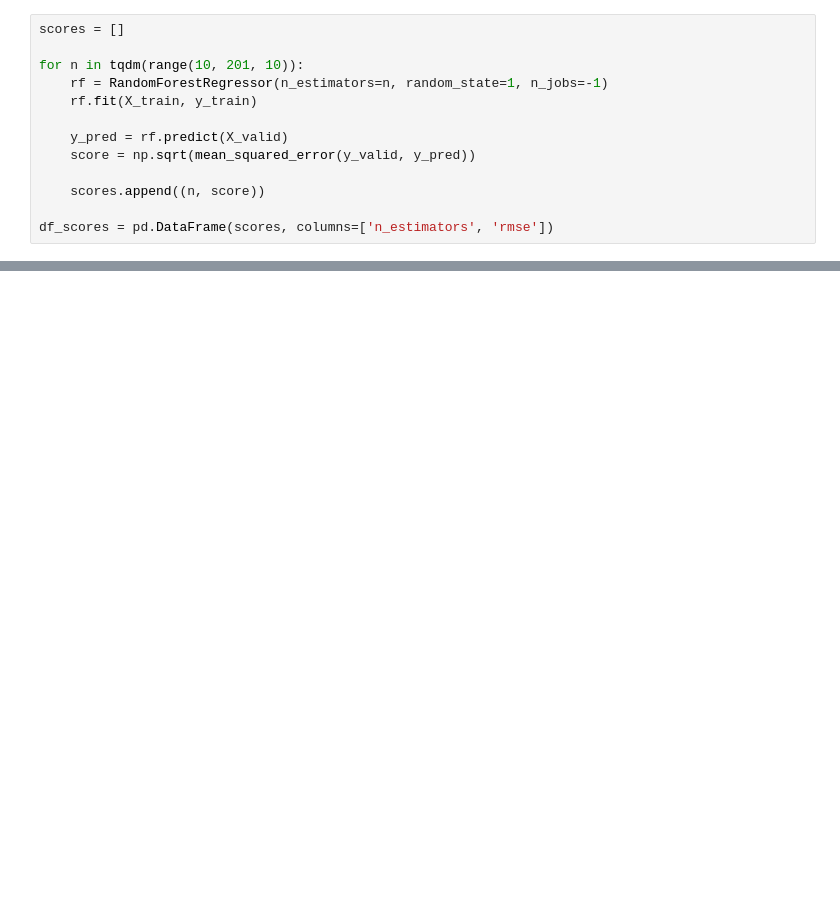
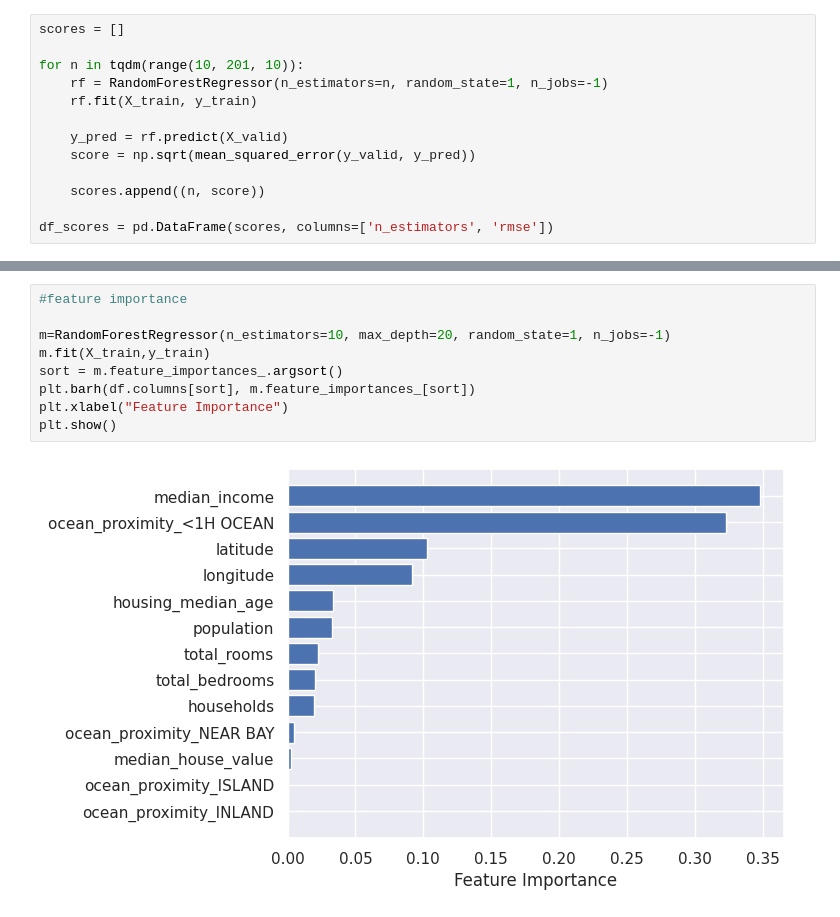
Before and after one commit to tahabinzafar/ML-Zoomcamp, a Jupyter notebook: HW#6/decision-tree.ipynb, the cells around one changed output, grey strips where cells are left out. Saved outputs shown, nothing was run; the diff lists cells and outputs as text; blank space fills up the shorter version.

```diff
--- a/HW#6/decision-tree.ipynb
+++ b/HW#6/decision-tree.ipynb
@@ -91,0 +105,11 @@ model.get_params
+# %%
+#feature importance
+
+m=RandomForestRegressor(n_estimators=10, max_depth=20, random_state=1, n_jobs=-1)
+m.fit(X_train,y_train)
+sort = m.feature_importances_.argsort()
+plt.barh(df.columns[sort], m.feature_importances_[sort])
+plt.xlabel("Feature Importance")
+plt.show()
+# %% [output]
+[figure, added]
```
Also changed, not shown: parts of 9 cells of this notebook.
